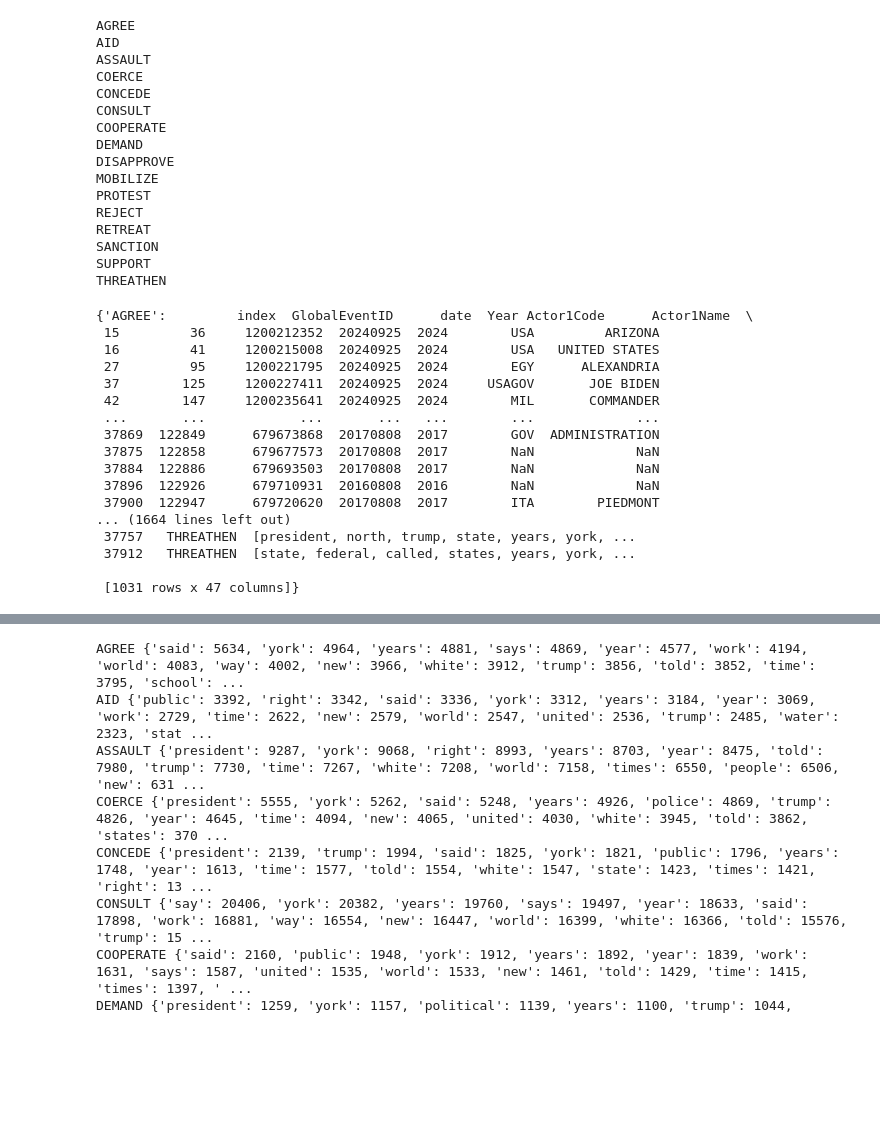
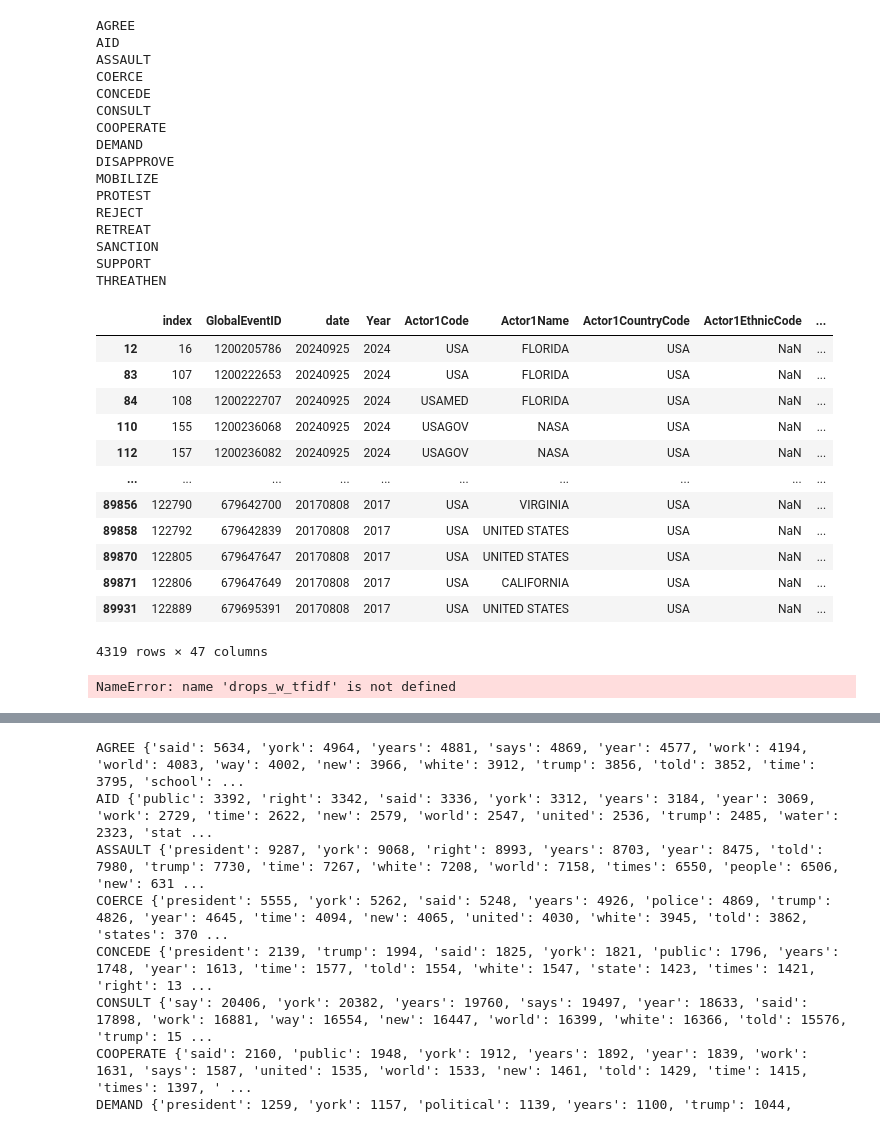
Before and after one commit to elugos/HSMS_LUGOS, a Jupyter notebook: features/look_at_words.ipynb, the cells around one changed output, grey strips where cells are left out. Cells and saved outputs as stored; diff of their text form; code cells hidden in the pictures; blank space fills up the shorter version.

```diff
--- a/features/look_at_words.ipynb
+++ b/features/look_at_words.ipynb
@@ -102,28 +101,28 @@ def add_top_words_per_group(dfs, text_col="text", top_k=5):
     return out
 # %%
 dfs_with_tfidf = add_top_words_per_group(dfs,top_k=20)
+# %%
+dfs_with_tfidf['AID']
+# %% [output]
+|  | index | GlobalEventID | date | Year | Actor1Code | Actor1Name | Actor1CountryCode | Actor1EthnicCode | ... |
+| 12 | 16 | 1200205786 | 20240925 | 2024 | USA | FLORIDA | USA | NaN | ... |
+| 83 | 107 | 1200222653 | 20240925 | 2024 | USA | FLORIDA | USA | NaN | ... |
+| 84 | 108 | 1200222707 | 20240925 | 2024 | USAMED | FLORIDA | USA | NaN | ... |
+| 110 | 155 | 1200236068 | 20240925 | 2024 | USAGOV | NASA | USA | NaN | ... |
+| 112 | 157 | 1200236082 | 20240925 | 2024 | USAGOV | NASA | USA | NaN | ... |
+| ... | ... | ... | ... | ... | ... | ... | ... | ... | ... |
+| 89856 | 122790 | 679642700 | 20170808 | 2017 | USA | VIRGINIA | USA | NaN | ... |
+| 89858 | 122792 | 679642839 | 20170808 | 2017 | USA | UNITED STATES | USA | NaN | ... |
+| 89870 | 122805 | 679647647 | 20170808 | 2017 | USA | UNITED STATES | USA | NaN | ... |
+| 89871 | 122806 | 679647649 | 20170808 | 2017 | USA | CALIFORNIA | USA | NaN | ... |
+| 89931 | 122889 | 679695391 | 20170808 | 2017 | USA | UNITED STATES | USA | NaN | ... |
+4319 rows × 47 columns
 # %%
 drops_w_tfidf = add_top_words_per_group(dfs_drop,top_k=20)
 # %%
-drops_w_tfidf
+drops_w_tfidf['AID']
 # %% [output]
-{'AGREE':         index  GlobalEventID      date  Year Actor1Code      Actor1Name  \
- 15         36     1200212352  20240925  2024        USA         ARIZONA
- 16         41     1200215008  20240925  2024        USA   UNITED STATES
- 27         95     1200221795  20240925  2024        EGY      ALEXANDRIA
- 37        125     1200227411  20240925  2024     USAGOV       JOE BIDEN
- 42        147     1200235641  20240925  2024        MIL       COMMANDER
- ...       ...            ...       ...   ...        ...             ...
- 37869  122849      679673868  20170808  2017        GOV  ADMINISTRATION
- 37875  122858      679677573  20170808  2017        NaN             NaN
- 37884  122886      679693503  20170808  2017        NaN             NaN
- 37896  122926      679710931  20160808  2016        NaN             NaN
- 37900  122947      679720620  20170808  2017        ITA        PIEDMONT
-... (1664 lines left out)
- 37757   THREATHEN  [president, north, trump, state, years, york, ...
- 37912   THREATHEN  [state, federal, called, states, years, york, ...
-
- [1031 rows x 47 columns]}
+NameError: name 'drops_w_tfidf' is not defined
 # %%
 from collections import Counter
 
```
Also changed, not shown: parts of 12 cells of this notebook, 24 other files.
